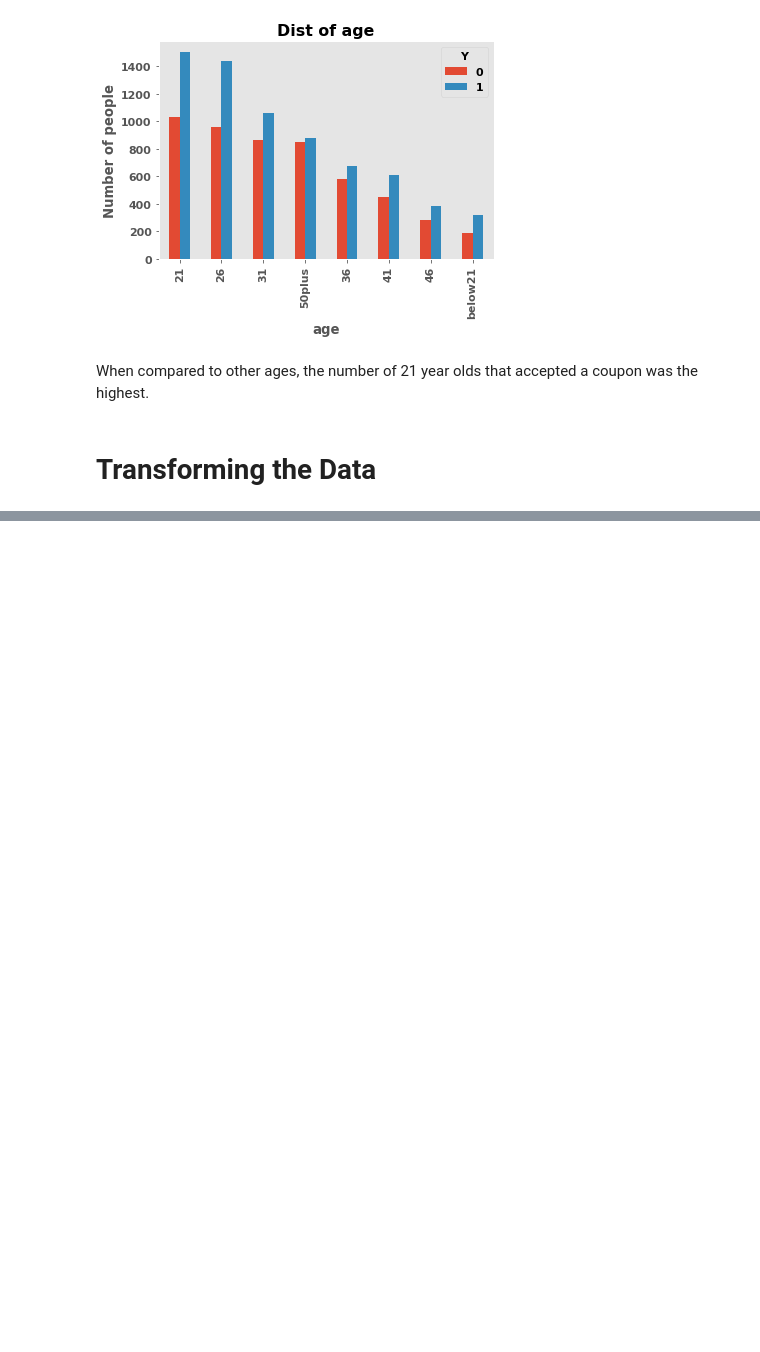
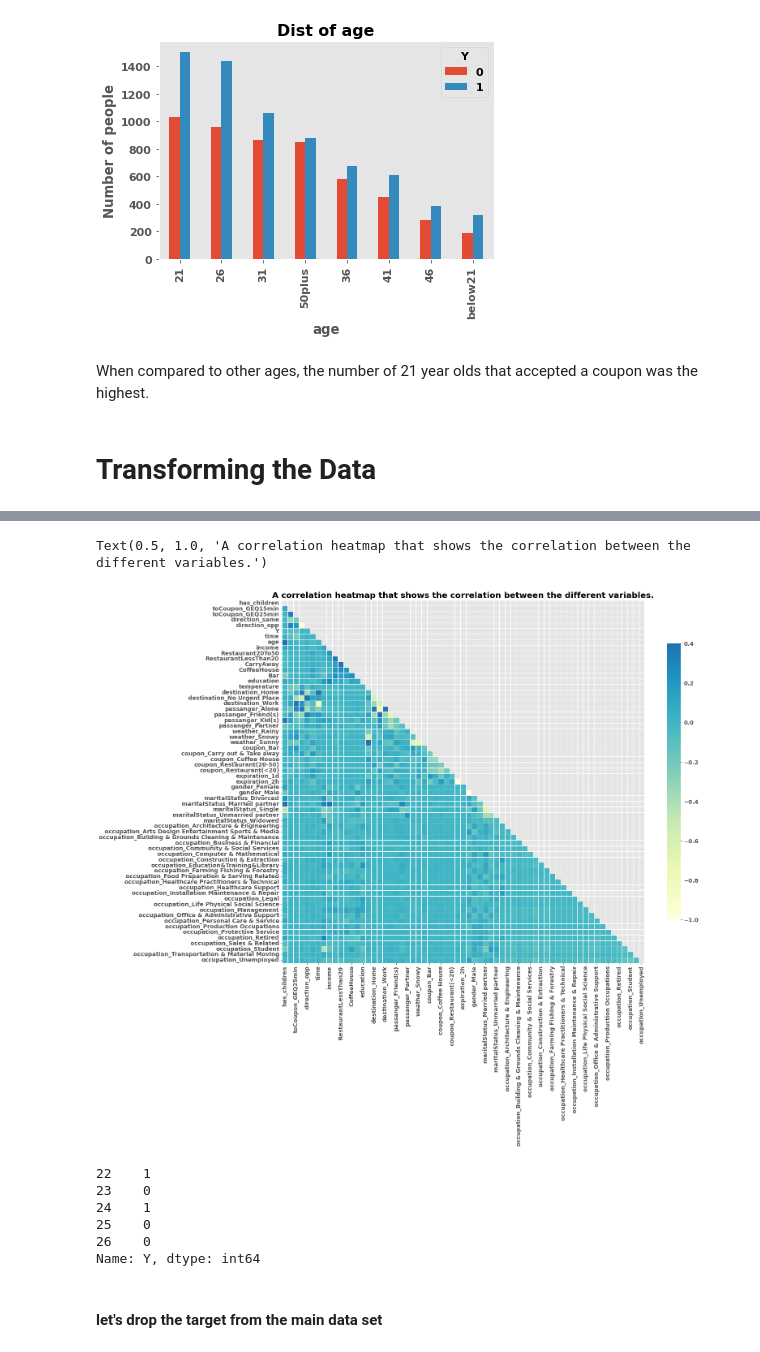
Before and after one commit to Ron256/GroupProjectMachLearning, a Jupyter notebook: GroupProject-in-vehicle-copoun-Recommendation.ipynb, the cells around one changed output, grey strips where cells are left out. Saved outputs shown, nothing was run; the diff lists cells and outputs as text; code cells hidden in the pictures; blank space fills up the shorter version.

```diff
--- a/GroupProject-in-vehicle-copoun-Recommendation.ipynb
+++ b/GroupProject-in-vehicle-copoun-Recommendation.ipynb
@@ -912,0 +943,18 @@ df_ver4
+# %%
+plt.rcParams.update({'font.size': 14}) # set the font size, this must be set at the top
+corr = df_ver4.corr(method = 'spearman')
+
+# derive a mask for the top triangle
+corrMask = np.zeros_like(corr, dtype=bool)
+
+corrMask[np.triu_indices_from(corrMask)] = True
+
+# Set up the matplotlib figure
+fig, ax = plt.subplots(figsize=(20, 25))
+
+# graph the heatmap with the correlation mask
+sns.heatmap(corr, mask=corrMask, cmap="YlGnBu", vmax=.40, center=0, square=True, linewidths=.7, cbar_kws={"shrink": .5})
+plt.title('A correlation heatmap that shows the correlation between the different variables.')
+# %% [output]
+Text(0.5, 1.0, 'A correlation heatmap that shows the correlation between the different variables.')
+[figure, added]
@@ -912,0 +965,11 @@ df_ver4
+# %%
+target.head() # display the five records
+# %% [output]
+22    1
+23    0
+24    1
+25    0
+26    0
+Name: Y, dtype: int64
+# %% [markdown]
+#### let's drop the target from the main data set
```
Also changed, not shown: parts of 102 cells of this notebook.
